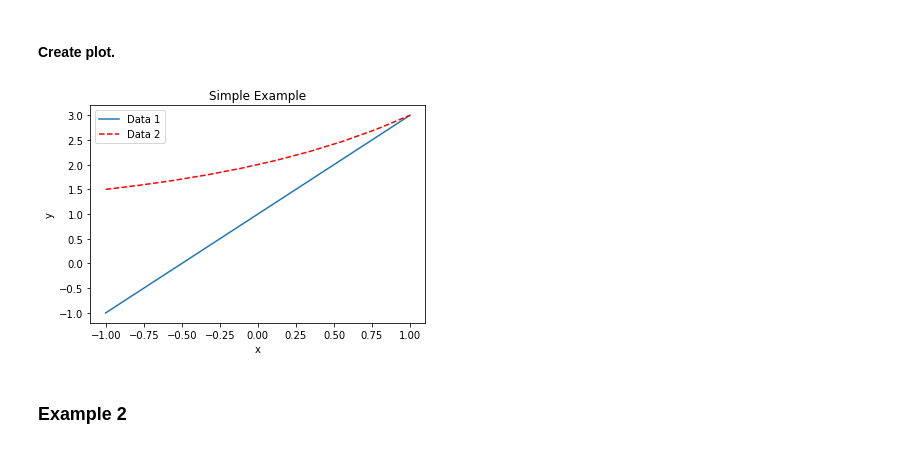
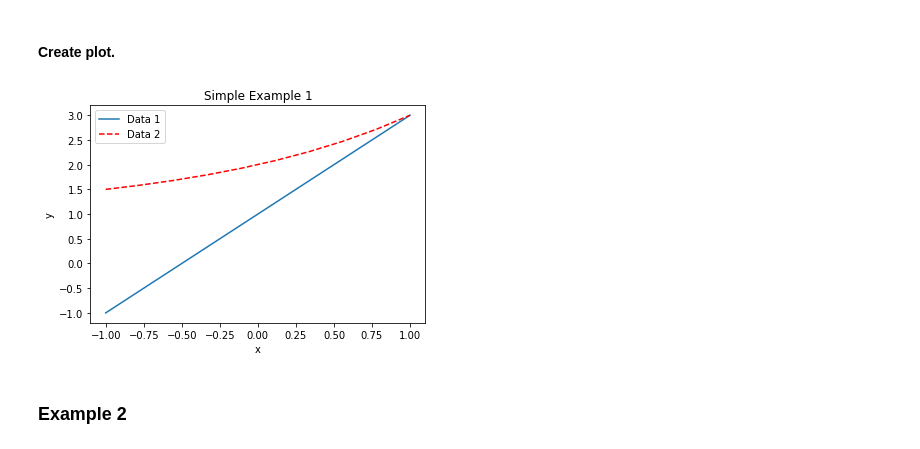
Before and after one commit to larcc-group/matplotlib-examples, a Jupyter notebook: src/MatplotlibLinePlotExamples.ipynb, the cells around one changed output. Cells and saved outputs as stored; diff of their text form; code cells hidden in the pictures.

```diff
--- a/src/MatplotlibLinePlotExamples.ipynb
+++ b/src/MatplotlibLinePlotExamples.ipynb
@@ -21,15 +21,16 @@ y2 = 2**x + 1
 # %% [markdown]
 #### Create plot.
 # %%
+figure = plt.figure()
 plt.plot(x, y1, label="Data 1")
 plt.plot(x, y2, label="Data 2", color="red", linestyle="--")
 plt.ylabel("y")
 plt.xlabel("x")
-plt.title("Simple Example")
+plt.title("Simple Example 1")
 plt.legend()
 plt.show()
 # %% [output]
-[figure, old version]
+[figure, new version]
 # %% [markdown]
 ### Example 2
 # %% [markdown]
```
Also changed, not shown: parts of 3 cells of this notebook.
